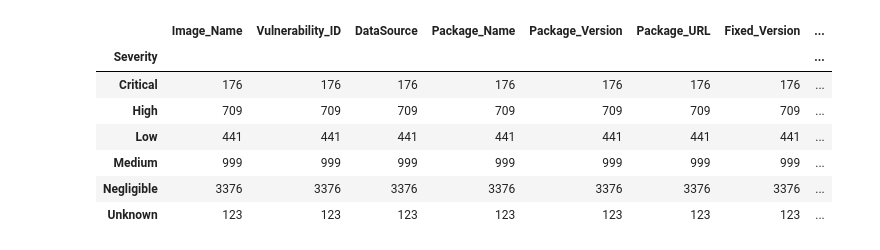
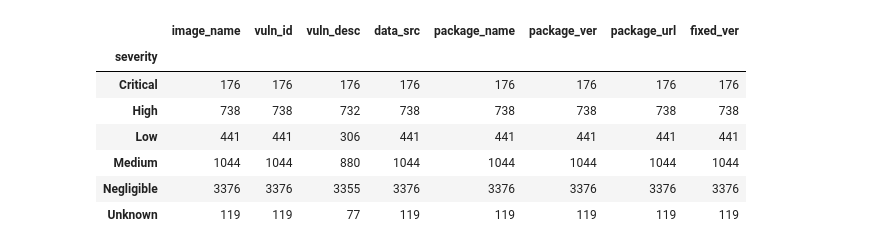
Before and after one commit to dominikmi/cves_analytics, a Jupyter notebook: testing-grype.ipynb, the cells around one changed output. Saved outputs shown, nothing was run; the diff lists cells and outputs as text; code cells hidden in the pictures.

```diff
--- a/testing-grype.ipynb
+++ b/testing-grype.ipynb
@@ -84,15 +120,15 @@ Text(0.5, 1.0, 'Vulnerability Severity Counts')
 # %%
 # median vulnerability count by severity
-df.groupby("Severity").count()
+results.groupby("severity").count()
 # %% [output]
-|  | Image_Name | Vulnerability_ID | DataSource | Package_Name | Package_Version | Package_URL | Fixed_Version | ... |
-| Severity |  |  |  |  |  |  |  | ... |
-| Critical | 176 | 176 | 176 | 176 | 176 | 176 | 176 | ... |
-| High | 709 | 709 | 709 | 709 | 709 | 709 | 709 | ... |
-| Low | 441 | 441 | 441 | 441 | 441 | 441 | 441 | ... |
-| Medium | 999 | 999 | 999 | 999 | 999 | 999 | 999 | ... |
-| Negligible | 3376 | 3376 | 3376 | 3376 | 3376 | 3376 | 3376 | ... |
-| Unknown | 123 | 123 | 123 | 123 | 123 | 123 | 123 | ... |
+|  | image_name | vuln_id | vuln_desc | data_src | package_name | package_ver | package_url | fixed_ver |
+| severity |  |  |  |  |  |  |  |  |
+| Critical | 176 | 176 | 176 | 176 | 176 | 176 | 176 | 176 |
+| High | 738 | 738 | 732 | 738 | 738 | 738 | 738 | 738 |
+| Low | 441 | 441 | 306 | 441 | 441 | 441 | 441 | 441 |
+| Medium | 1044 | 1044 | 880 | 1044 | 1044 | 1044 | 1044 | 1044 |
+| Negligible | 3376 | 3376 | 3355 | 3376 | 3376 | 3376 | 3376 | 3376 |
+| Unknown | 119 | 119 | 77 | 119 | 119 | 119 | 119 | 119 |
 # %%
 matrix = pd.read_csv("output/cves_epss_kevs_cwe_enriched-2025-03-06.csv")
 # %%
```
Also changed, not shown: parts of 11 cells of this notebook, 5 other files.
